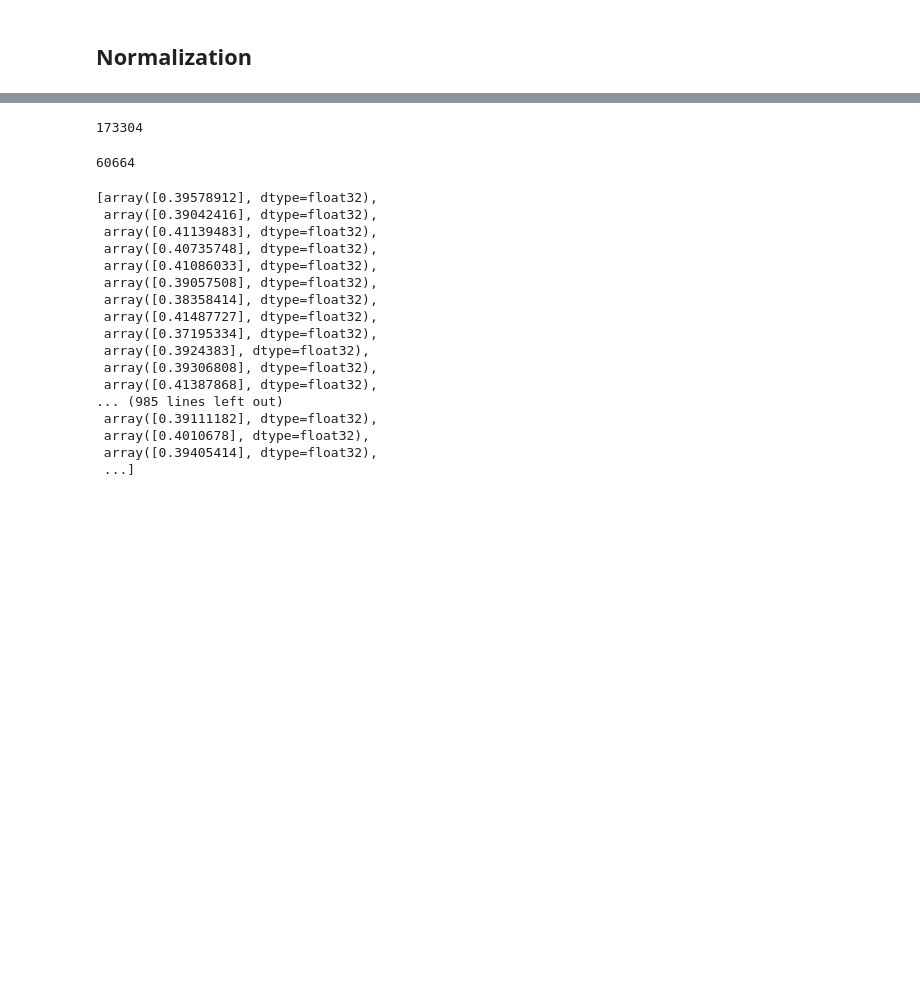
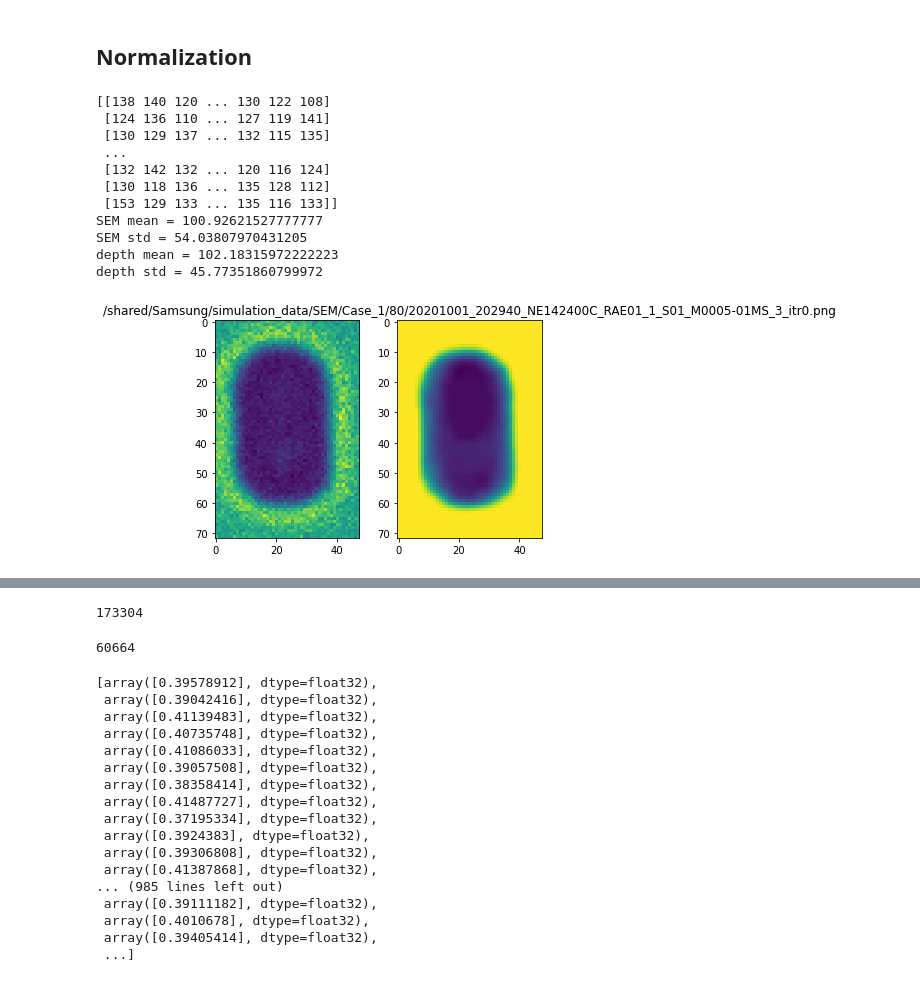
Before and after one commit to Normalist-K/dacon-sem, a Jupyter notebook: notebooks/eda.ipynb, the cells around one changed output, grey strips where cells are left out. Cells and saved outputs as stored; diff of their text form; code cells hidden in the pictures; blank space fills up the shorter version.

```diff
--- a/notebooks/eda.ipynb
+++ b/notebooks/eda.ipynb
@@ -58,2 +234,38 @@ for depth in depth_list:
 # %% [markdown]
 ## Normalization
+# %%
+def analyze_data(sem_path, depth_path=None):
+    sem_img = cv2.imread(sem_path, cv2.IMREAD_GRAYSCALE)
+
+    # print(sem_img)
+    print(f'SEM mean = {np.mean(sem_img)}')
+    print(f'SEM std = {np.std(sem_img)}')
+
+    if depth_path is not None:
+        depth_img = cv2.imread(depth_path, cv2.IMREAD_GRAYSCALE)
+
+        print(f'depth mean = {np.mean(depth_img)}')
+        print(f'depth std = {np.std(depth_img)}')
+
+        plt.subplot(1, 2, 1)
+        plt.imshow(sem_img)
+        plt.subplot(1, 2, 2)
+        plt.imshow(depth_img)
+    else:
+        plt.imshow(sem_img)
+    plt.title(sem_path)
+# %%
+analyze_data(simulation_sem_paths[0], simulation_depth_paths[0])
+# %% [output]
+[[138 140 120 ... 130 122 108]
+ [124 136 110 ... 127 119 141]
+ [130 129 137 ... 132 115 135]
+ ...
+ [132 142 132 ... 120 116 124]
+ [130 118 136 ... 135 128 112]
+ [153 129 133 ... 135 116 133]]
+SEM mean = 100.92621527777777
+SEM std = 54.03807970431205
+depth mean = 102.18315972222223
+depth std = 45.77351860799972
+[figure, added]
```
Also changed, not shown: parts of 22 cells of this notebook, 5 other files.
